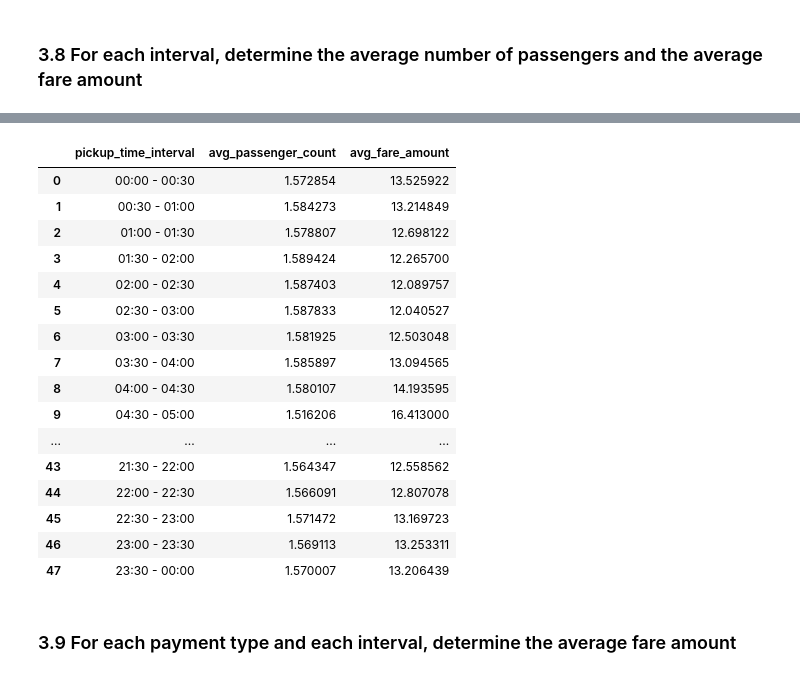
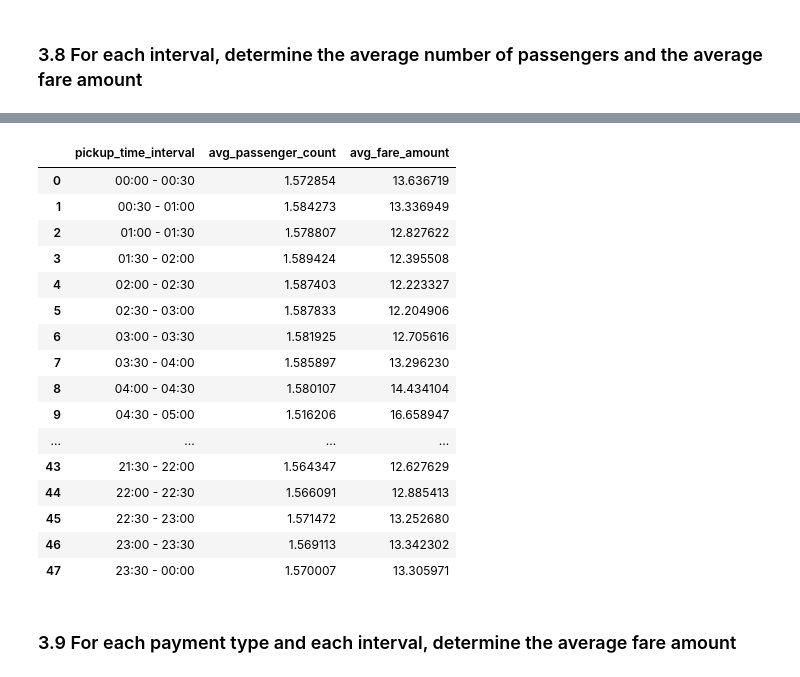
Before and after one commit to snava38/foc-project-nava-perani, a Jupyter notebook: notebooks/foc-project-notebook.ipynb, the cells around one changed output, grey strips where cells are left out. Drawn from its saved outputs; the diff is of its cells as text; code cells hidden in the pictures.

```diff
--- a/notebooks/foc-project-notebook_v1.ipynb
+++ b/notebooks/foc-project-notebook.ipynb
@@ -396,27 +497,26 @@ Proceed with grouping the dataset by the pickup time intervals (`pickup_time_int
 # %%
 # Group the dataset by 'pickup_time_interval'
-
 dataset.groupby('pickup_time_interval', observed=False).agg(
-    avg_passenger_count=('passenger_count', 'mean'),
-    avg_fare_amount=('fare_amount', 'mean') # Calculate the average 'passenger_count' and 'fare_amount' for each interval
-).reset_index() # 'reset_index()' converts the result back to a DataFrame
+    avg_passenger_count=('passenger_count', 'mean'),  # Compute mean on full dataset
+    avg_fare_amount=('fare_amount', lambda x: x[x >= 0].mean())  # Exclude negatives only here
+).reset_index()
 # %% [output]
 |  | pickup_time_interval | avg_passenger_count | avg_fare_amount |
-| 0 | 00:00 - 00:30 | 1.572854 | 13.525922 |
-| 1 | 00:30 - 01:00 | 1.584273 | 13.214849 |
-| 2 | 01:00 - 01:30 | 1.578807 | 12.698122 |
-| 3 | 01:30 - 02:00 | 1.589424 | 12.265700 |
-| 4 | 02:00 - 02:30 | 1.587403 | 12.089757 |
-| 5 | 02:30 - 03:00 | 1.587833 | 12.040527 |
-| 6 | 03:00 - 03:30 | 1.581925 | 12.503048 |
-| 7 | 03:30 - 04:00 | 1.585897 | 13.094565 |
-| 8 | 04:00 - 04:30 | 1.580107 | 14.193595 |
-| 9 | 04:30 - 05:00 | 1.516206 | 16.413000 |
+| 0 | 00:00 - 00:30 | 1.572854 | 13.636719 |
+| 1 | 00:30 - 01:00 | 1.584273 | 13.336949 |
+| 2 | 01:00 - 01:30 | 1.578807 | 12.827622 |
+| 3 | 01:30 - 02:00 | 1.589424 | 12.395508 |
+| 4 | 02:00 - 02:30 | 1.587403 | 12.223327 |
+| 5 | 02:30 - 03:00 | 1.587833 | 12.204906 |
+| 6 | 03:00 - 03:30 | 1.581925 | 12.705616 |
+| 7 | 03:30 - 04:00 | 1.585897 | 13.296230 |
+| 8 | 04:00 - 04:30 | 1.580107 | 14.434104 |
+| 9 | 04:30 - 05:00 | 1.516206 | 16.658947 |
 | ... | ... | ... | ... |
-| 43 | 21:30 - 22:00 | 1.564347 | 12.558562 |
-| 44 | 22:00 - 22:30 | 1.566091 | 12.807078 |
-| 45 | 22:30 - 23:00 | 1.571472 | 13.169723 |
-| 46 | 23:00 - 23:30 | 1.569113 | 13.253311 |
-| 47 | 23:30 - 00:00 | 1.570007 | 13.206439 |
+| 43 | 21:30 - 22:00 | 1.564347 | 12.627629 |
+| 44 | 22:00 - 22:30 | 1.566091 | 12.885413 |
+| 45 | 22:30 - 23:00 | 1.571472 | 13.252680 |
+| 46 | 23:00 - 23:30 | 1.569113 | 13.342302 |
+| 47 | 23:30 - 00:00 | 1.570007 | 13.305971 |
 # %% [markdown]
 ### 3.9 For each payment type and each interval, determine the average fare amount
```
Also changed, not shown: parts of 73 cells of this notebook, 3 other files.
